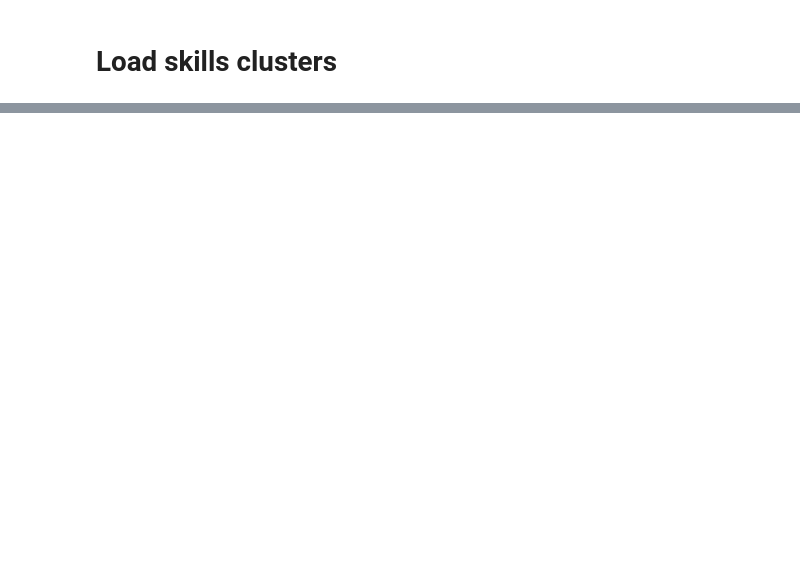
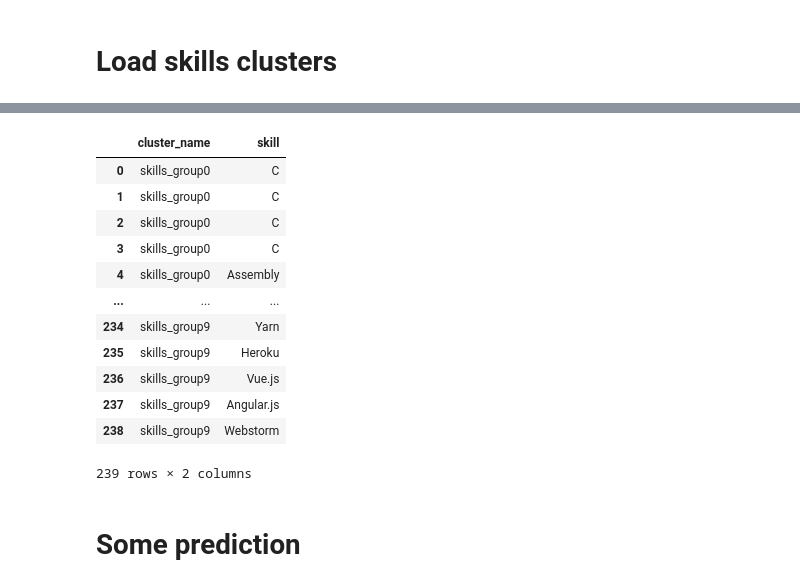
Before and after one commit to MohamedHmamouch/Job-recommendation-system, a Jupyter notebook: Notebook/prediction_model.ipynb, the cells around one changed output, grey strips where cells are left out. Saved outputs shown, nothing was run; the diff lists cells and outputs as text; code cells hidden in the pictures; blank space fills up the shorter version.

Commit message:
prediction submit

```diff
--- a/Notebook/prediction_model.ipynb
+++ b/Notebook/prediction_model.ipynb
@@ -99,0 +132,24 @@ FileNotFoundError: [Errno 2] No such file or directory: '../data/processed/featu
+# %%
+clusters=[(cluster_name,cluster_skill)
+         for cluster_name,cluster_skills in clusters_config.items()
+         for cluster_skill in cluster_skills]
+
+cluster_df=pd.DataFrame(clusters,columns=['cluster_name','skill'])
+
+cluster_df
+# %% [output]
+|  | cluster_name | skill |
+| 0 | skills_group0 | C |
+| 1 | skills_group0 | C |
+| 2 | skills_group0 | C |
+| 3 | skills_group0 | C |
+| 4 | skills_group0 | Assembly |
+| ... | ... | ... |
+| 234 | skills_group9 | Yarn |
+| 235 | skills_group9 | Heroku |
+| 236 | skills_group9 | Vue.js |
+| 237 | skills_group9 | Angular.js |
+| 238 | skills_group9 | Webstorm |
+239 rows × 2 columns
+# %% [markdown]
+# Some prediction
```
Also changed, not shown: parts of 18 cells of this notebook, 2 other files.
